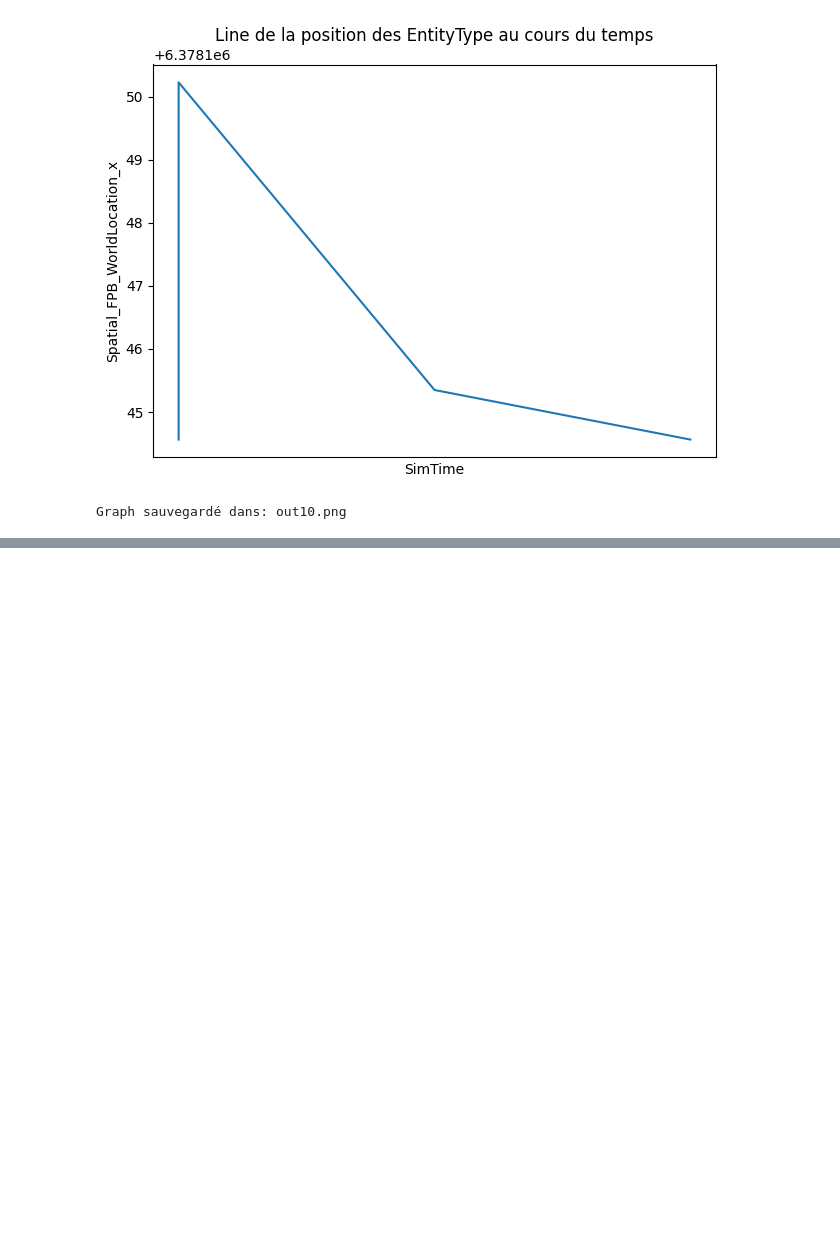
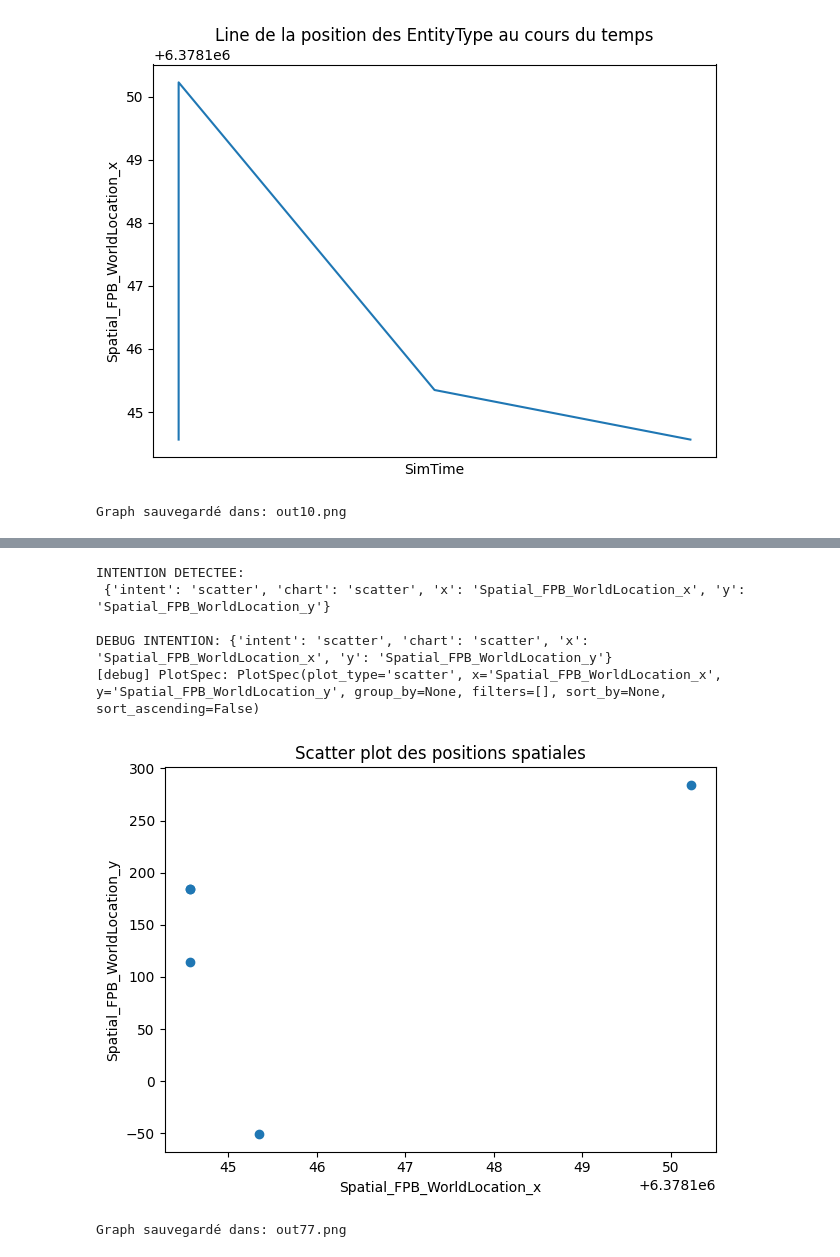
Before and after one commit to RaphaelZrrr/Lida_test, a Jupyter notebook: main0.ipynb, the cells around one changed output, grey strips where cells are left out. Cells and saved outputs as stored; diff of their text form; code cells hidden in the pictures; blank space fills up the shorter version.

```diff
--- a/main0.ipynb
+++ b/main0.ipynb
@@ -577,0 +576,14 @@ Graph sauvegardé dans: out10.png
+# %%
+run_llm_visualizer(
+    file="data/lidata.log",
+    prompt="Scatter plot des positions spatiales",
+    out="out77.png"
+)
+# %% [output]
+INTENTION DETECTEE:
+ {'intent': 'scatter', 'chart': 'scatter', 'x': 'Spatial_FPB_WorldLocation_x', 'y': 'Spatial_FPB_WorldLocation_y'}
+
+DEBUG INTENTION: {'intent': 'scatter', 'chart': 'scatter', 'x': 'Spatial_FPB_WorldLocation_x', 'y': 'Spatial_FPB_WorldLocation_y'}
+[debug] PlotSpec: PlotSpec(plot_type='scatter', x='Spatial_FPB_WorldLocation_x', y='Spatial_FPB_WorldLocation_y', group_by=None, filters=[], sort_by=None, sort_ascending=False)
+[figure, added]
+Graph sauvegardé dans: out77.png
```
Also changed, not shown: parts of 13 cells of this notebook, 45 other files.
